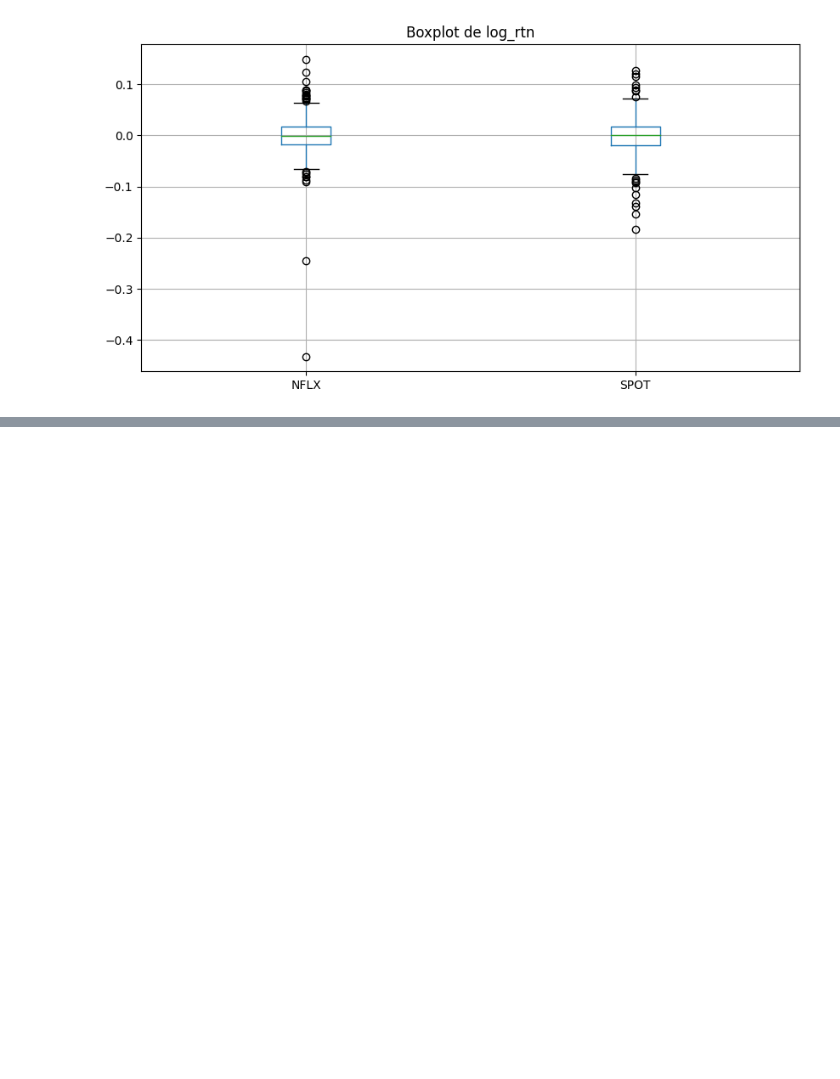
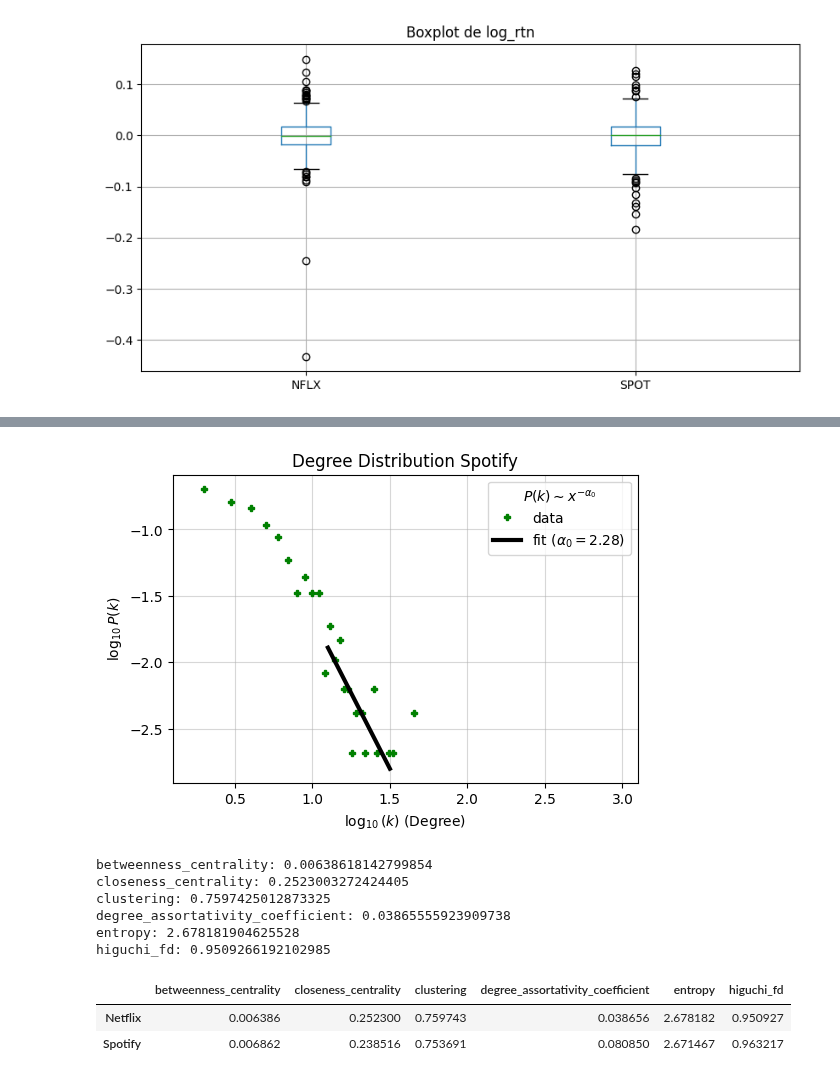
Before and after one commit to KevinrealG/Series_de_tiempo, a Jupyter notebook: 03_SeriesdeTiempo_Topologicas_Finanzas.ipynb, the cells around one changed output, grey strips where cells are left out. Drawn from its saved outputs; the diff is of its cells as text; code cells hidden in the pictures; blank space fills up the shorter version.

```diff
--- a/03_SeriesdeTiempo_Topologicas_Finanzas.ipynb
+++ b/03_SeriesdeTiempo_Topologicas_Finanzas.ipynb
@@ -109,0 +167,4 @@ plt.show()
+# %%
+c21_a=get_alpha("Spotify",1.1,1.5,0.1,3.1,"green","Spotify")
+# %% [output]
+[figure, added]
@@ -109,0 +228,34 @@ plt.show()
+# %%
+print("betweenness_centrality:",calculate_metrics1("Netflix"))
+print("closeness_centrality:",calculate_metrics2("Netflix"))
+print("clustering:",calculate_metrics4("Netflix"))
+print("degree_assortativity_coefficient:",calculate_metrics5("Netflix"))
+print("entropy:",entropy((log_rtn["NFLX"].values-log_rtn["NFLX"].values.min())/(log_rtn["NFLX"].values.max()-log_rtn["NFLX"].values.min()),base=10))
+print("higuchi_fd:",higuchi_fd(log_rtn["NFLX"],10))
+# %% [output]
+betweenness_centrality: 0.00638618142799854
+closeness_centrality: 0.2523003272424405
+clustering: 0.7597425012873325
+degree_assortativity_coefficient: 0.03865555923909738
+entropy: 2.678181904625528
+higuchi_fd: 0.9509266192102985
+# %%
+# prompt: Calculate betweenness_centrality, closeness_centrality, clustering, degree_assortativity_coefficient, entropy, higuchi_fd for Netflix and spotify and save into a pandas dataframe table
+
+
+df = pd.DataFrame(
+    {
+        "betweenness_centrality": [calculate_metrics1("Netflix"), calculate_metrics1("Spotify")],
+        "closeness_centrality": [calculate_metrics2("Netflix"), calculate_metrics2("Spotify")],
+        "clustering": [calculate_metrics4("Netflix"), calculate_metrics4("Spotify")],
+        "degree_assortativity_coefficient": [calculate_metrics5("Netflix"), calculate_metrics5("Spotify")],
+        "entropy": [entropy((log_rtn["NFLX"].values-log_rtn["NFLX"].values.min())/(log_rtn["NFLX"].values.max()-log_rtn["NFLX"].values.min()),base=10), entropy((log_rtn["SPOT"].values-log_rtn["SPOT"].values.min())/(log_rtn["SPOT"].values.max()-log_rtn["SPOT"].values.min()),base=10)],
+        "higuchi_fd": [higuchi_fd(log_rtn["NFLX"],10), higuchi_fd(log_rtn["SPOT"],10)],
+    },
+    index=["Netflix", "Spotify"],
+)
+df
+# %% [output]
+|  | betweenness_centrality | closeness_centrality | clustering | degree_assortativity_coefficient | entropy | higuchi_fd |
+| Netflix | 0.006386 | 0.252300 | 0.759743 | 0.038656 | 2.678182 | 0.950927 |
+| Spotify | 0.006862 | 0.238516 | 0.753691 | 0.080850 | 2.671467 | 0.963217 |
```
Also changed, not shown: parts of 18 cells of this notebook.
